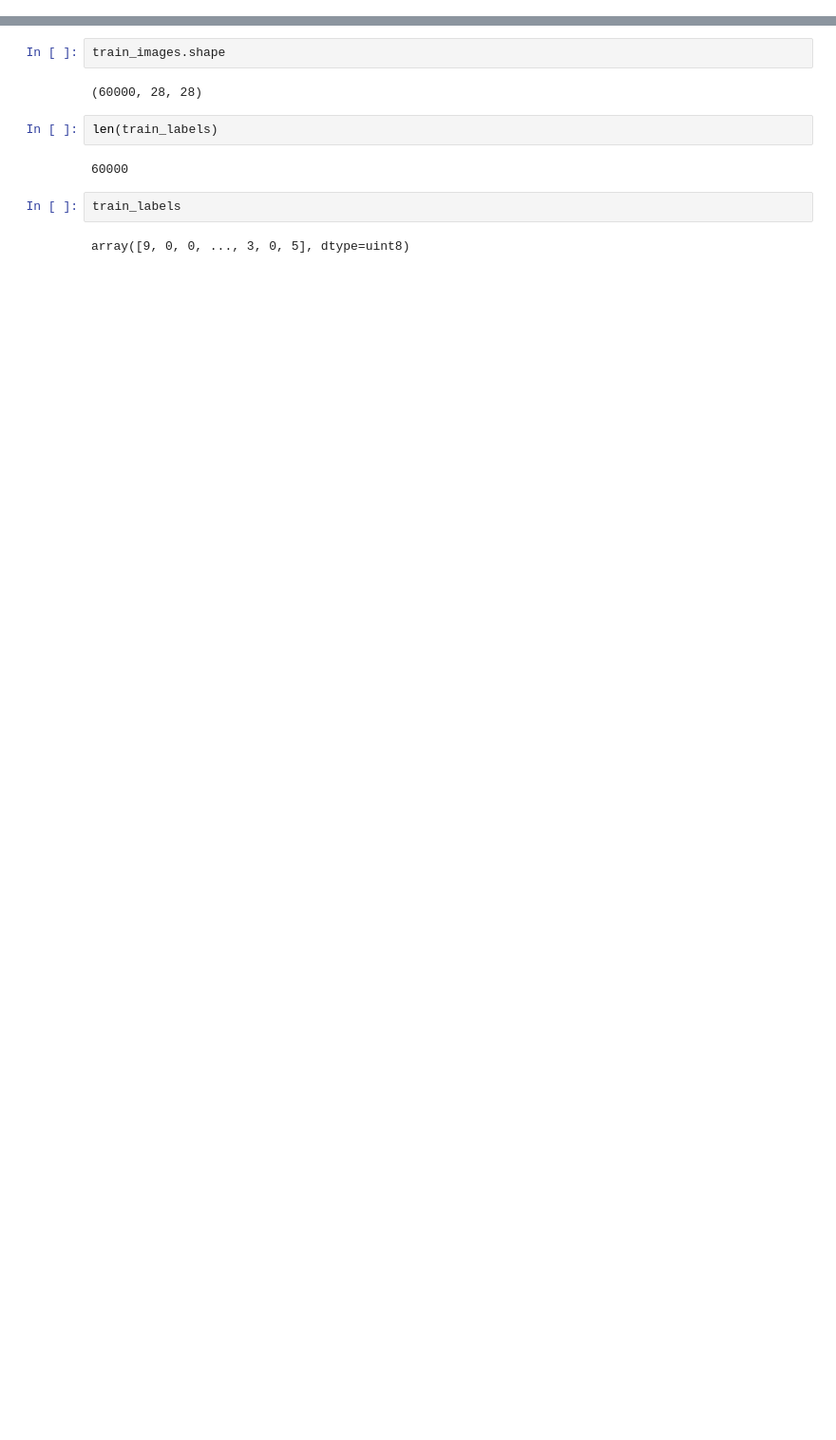
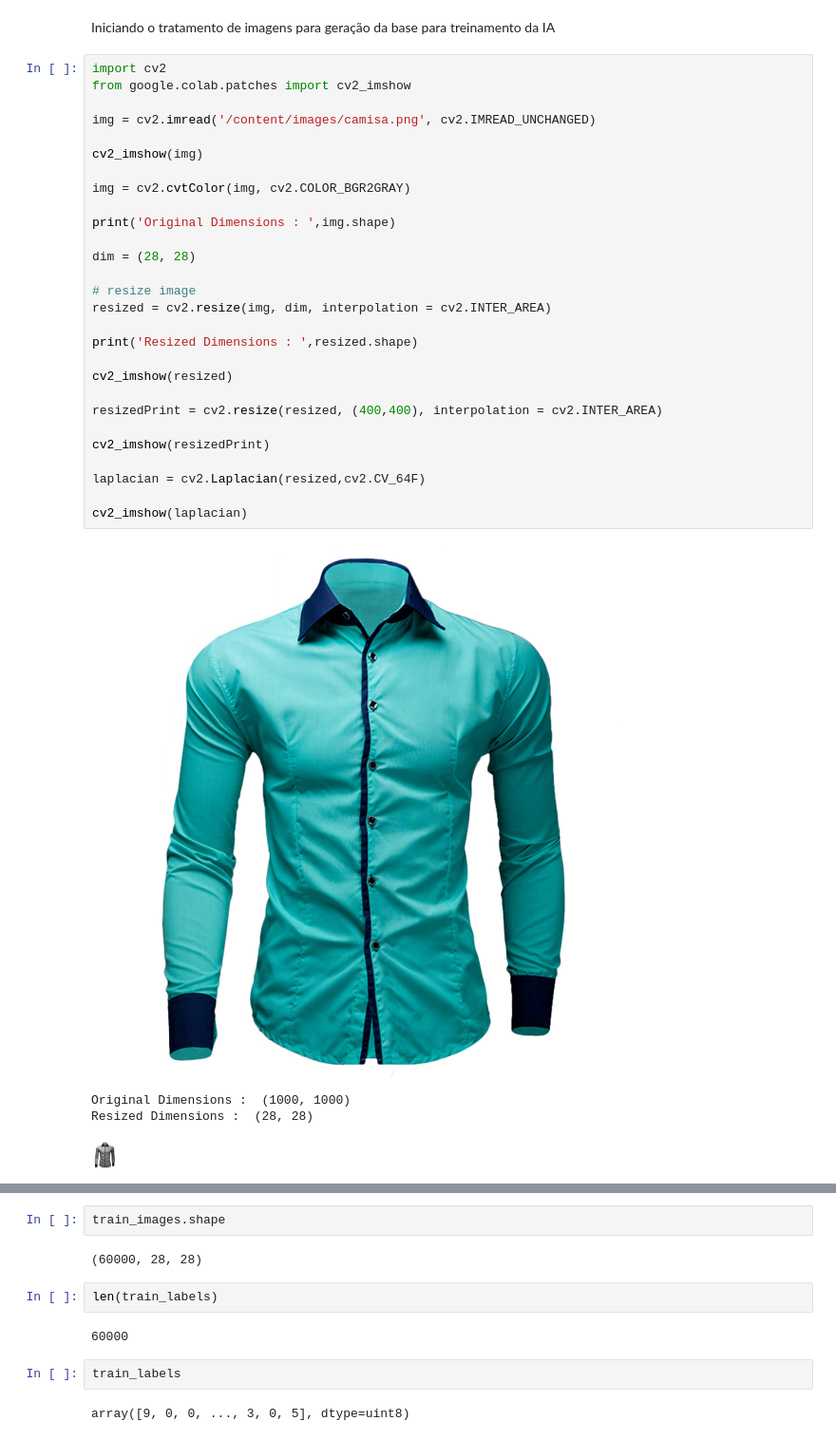
Before and after one commit to GuiiFg/AnaliseeProcessamentodeImagens, a Jupyter notebook: classification.ipynb, the cells around one changed output, grey strips where cells are left out. Shown at 95% size. Cells and saved outputs as stored; diff of their text form; blank space fills up the shorter version.

```diff
--- a/classification.ipynb
+++ b/classification.ipynb
@@ -1,2 +1,37 @@
 # %% [markdown]
 <a href="https://colab.research.google.com/github/GuiiFg/AnaliseeProcessamentodeImagens/blob/main/classification.ipynb" target="_parent"><img src="https://colab.research.google.com/assets/colab-badge.svg" alt="Open In Colab"/></a>
+# %% [markdown]
+Iniciando o tratamento de imagens para geração da base para treinamento da IA
+# %%
+import cv2
+from google.colab.patches import cv2_imshow
+
+img = cv2.imread('/content/images/camisa.png', cv2.IMREAD_UNCHANGED)
+
+cv2_imshow(img)
+
+img = cv2.cvtColor(img, cv2.COLOR_BGR2GRAY)
+
+print('Original Dimensions : ',img.shape)
+
+dim = (28, 28)
+
+# resize image
+resized = cv2.resize(img, dim, interpolation = cv2.INTER_AREA)
+
+print('Resized Dimensions : ',resized.shape)
+
+cv2_imshow(resized)
+
+resizedPrint = cv2.resize(resized, (400,400), interpolation = cv2.INTER_AREA)
+
+cv2_imshow(resizedPrint)
+
+laplacian = cv2.Laplacian(resized,cv2.CV_64F)
+
+cv2_imshow(laplacian)
+# %% [output]
+[figure, added]
+Original Dimensions :  (1000, 1000)
+Resized Dimensions :  (28, 28)
+[figure, added]
```
Also changed, not shown: parts of 10 cells of this notebook.
